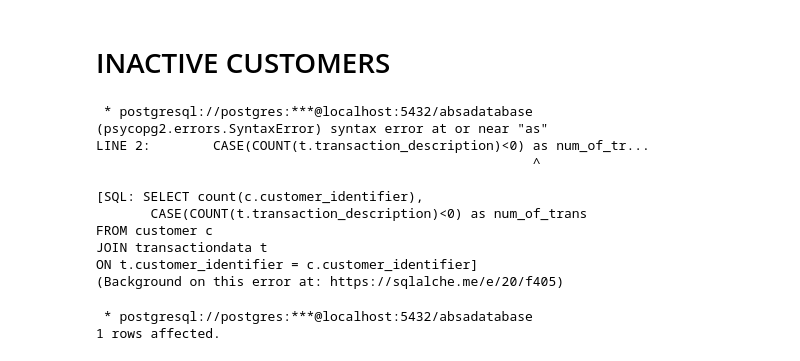
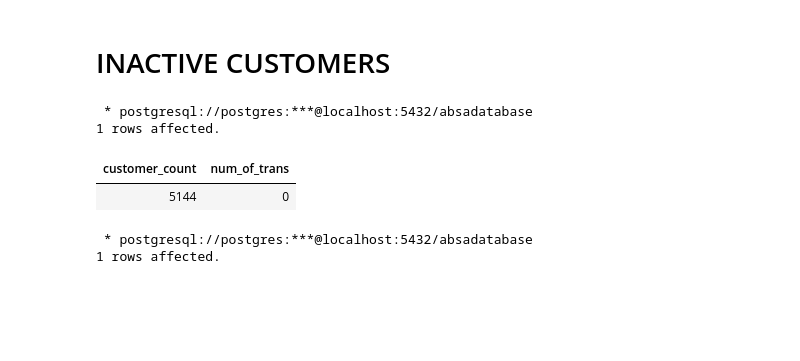
Before and after one commit to The-DigitalAcademy/EXPLORING-ABSA-DATASETS, a Jupyter notebook: Basic Analysis.ipynb, the cells around one changed output. Cells and saved outputs as stored; diff of their text form; code cells hidden in the pictures; blank space fills up the shorter version.

Commit message:
Inactive Customers

```diff
--- a/Basic Analysis.ipynb
+++ b/Basic Analysis.ipynb
@@ -101,23 +101,20 @@ The dataset shows inconsistencies, particularly with dates (e.g., 1922) that pre
 # INACTIVE CUSTOMERS
 # %%
 %%sql
-SELECT count(c.customer_identifier),
-       CASE(COUNT(t.transaction_description)<0) as num_of_trans
-FROM customer c
-JOIN transactiondata t
-ON t.customer_identifier = c.customer_identifier
+SELECT
+    COUNT(DISTINCT c.customer_identifier) AS customer_count,
+    CASE WHEN count(t.transaction_description) < 0 THEN 1 ELSE 0 END AS num_of_trans
+FROM
+    customer c
+JOIN
+    transactiondata t
+ON
+    t.customer_identifier = c.customer_identifier;
 # %% [output]
  * postgresql://postgres:***@localhost:5432/absadatabase
-(psycopg2.errors.SyntaxError) syntax error at or near "as"
-LINE 2:        CASE(COUNT(t.transaction_description)<0) as num_of_tr...
-                                                        ^
-
-[SQL: SELECT count(c.customer_identifier),
-       CASE(COUNT(t.transaction_description)<0) as num_of_trans
-FROM customer c
-JOIN transactiondata t
-ON t.customer_identifier = c.customer_identifier]
-(Background on this error at: https://sqlalche.me/e/20/f405)
+1 rows affected.
+| customer_count | num_of_trans |
+| 5144 | 0 |
 # %%
 %%sql
 SELECT
```
